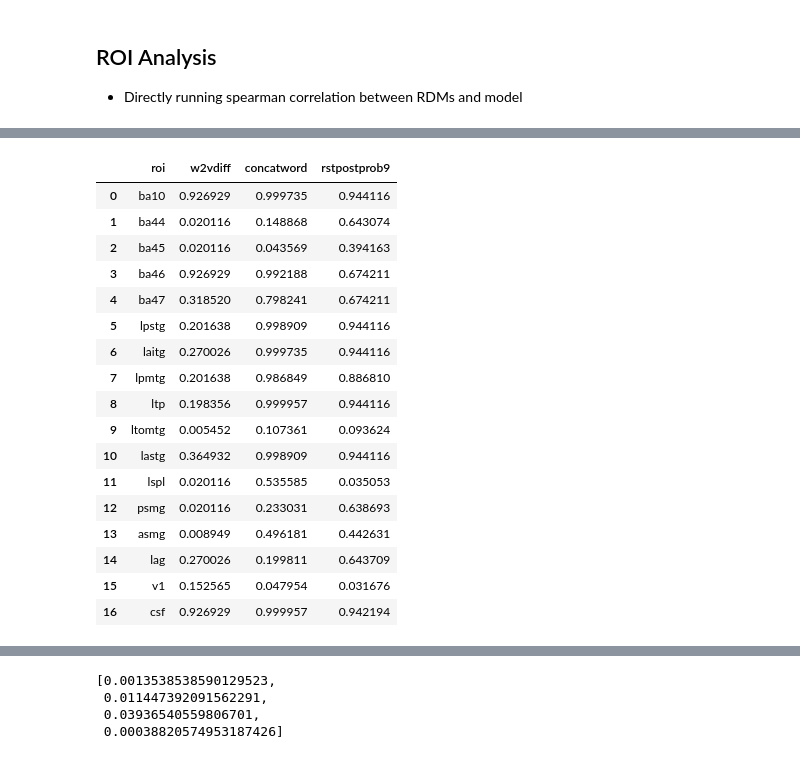
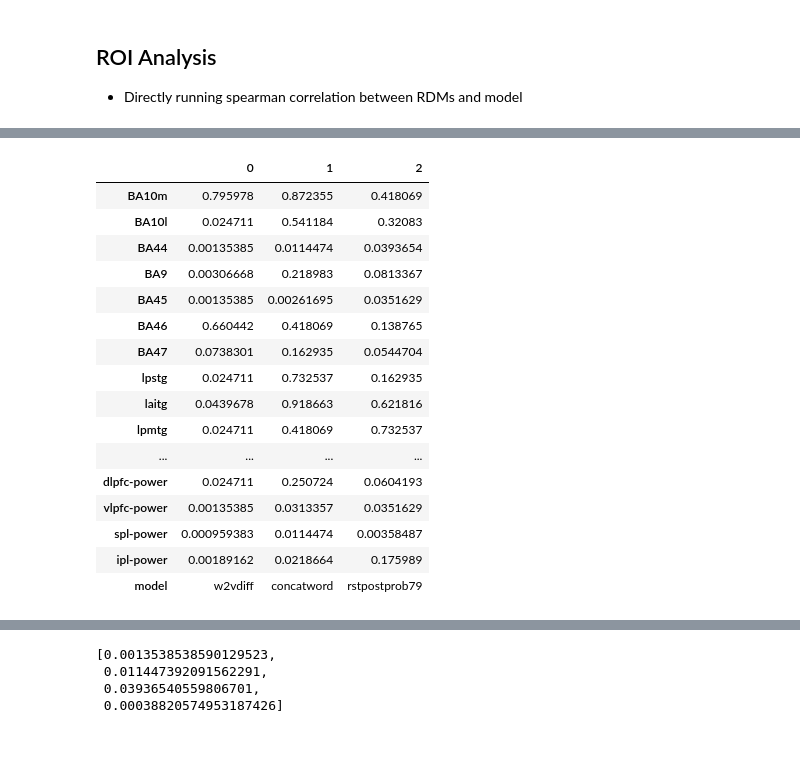
Before and after one commit to njchiang/analogy-fmri, a Jupyter notebook: analysis/notebooks/ROI_RSA_final.ipynb, the cells around one changed output, grey strips where cells are left out. Saved outputs shown, nothing was run; the diff lists cells and outputs as text; code cells hidden in the pictures.

```diff
--- a/analysis/notebooks/ROI_RSA_final.ipynb
+++ b/analysis/notebooks/ROI_RSA_final.ipynb
@@ -143,0 +122,10 @@ masks_dict
+# %%
+masks_dict = analysisSettings["roi"]["masks"]
+b = analysisSettings["roi"]["t"]
+masks_dict["rlpfc-hobeika"] = "anat-left-rlpfc-hobeika2016"
+masks_dict["rlpfc-power"] = "anat-left-rlpfc-power2011"
+masks_dict["dlpfc-power"] = "anat-left-dlpfc-power2011"
+masks_dict["vlpfc-power"] = "anat-left-vlpfc-power2011"
+masks_dict["spl-power"] = "anat-left-spl-power2011"
+masks_dict["ipl-power"] = "anat-left-ipl-power2011"
+masks_dict
@@ -475,42 +476,46 @@ multipletests(pvals, method="fdr_bh")
 # %%
+from statsmodels.stats.multitest import multipletests
 
-tvalues, pvalues, corr_p = {"roi":[]}, {"roi":[]}, {"roi":[]}
-for model in ["w2vdiff", "concatword", "rstpostprob9"]:
+tvalues, pvalues, corr_p = {}, {}, {}
+
+
+for roi in corr_df.roi.unique():
 #     tvalues[model] = []
-    pvalues[model] = []
-    for roi in corr_df.roi.unique():
-
+    pvalues[roi] = []
+    for model in ["w2vdiff", "concatword", "rstpostprob79"]:
 #         t = rsa.wilcoxon(corr_df[model][corr_df.roi == roi])
 #         tvalues[model].append(t.statistic)
 #         pvalues[model].append(t.pvalue)
 
-        pvalues[model].append(
+        pvalues[roi].append(
             rsa.wilcoxon_onesided(
                 corr_df[model][corr_df.roi == roi]
             ))
-    corr_p[model] = multipletests(pvalues[model])[1]
+    corr_p[roi] = multipletests(pvalues[roi])[1]
 
-tvalues["roi"] = [roi for roi in corr_df.roi.unique()]
-pvalues["roi"] = [roi for roi in corr_df.roi.unique()]
-corr_p["roi"] = [roi for roi in corr_df.roi.unique()]
+tvalues["model"] = ["w2vdiff", "concatword", "rstpostprob79"]
+pvalues["model"] = ["w2vdiff", "concatword", "rstpostprob79"]
+corr_p["model"] = ["w2vdiff", "concatword", "rstpostprob79"]
+# tvalues["roi"] = [roi for roi in corr_df.roi.unique()]
+# pvalues["roi"] = [roi for roi in corr_df.roi.unique()]
+# corr_p["roi"] = [roi for roi in corr_df.roi.unique()]
 # %%
-pd.DataFrame(corr_p)
+pd.DataFrame(pvalues).T
 # %% [output]
-|  | roi | w2vdiff | concatword | rstpostprob9 |
-| 0 | ba10 | 0.926929 | 0.999735 | 0.944116 |
-| 1 | ba44 | 0.020116 | 0.148868 | 0.643074 |
-| 2 | ba45 | 0.020116 | 0.043569 | 0.394163 |
-| 3 | ba46 | 0.926929 | 0.992188 | 0.674211 |
-| 4 | ba47 | 0.318520 | 0.798241 | 0.674211 |
-| 5 | lpstg | 0.201638 | 0.998909 | 0.944116 |
-| 6 | laitg | 0.270026 | 0.999735 | 0.944116 |
-| 7 | lpmtg | 0.201638 | 0.986849 | 0.886810 |
-| 8 | ltp | 0.198356 | 0.999957 | 0.944116 |
-| 9 | ltomtg | 0.005452 | 0.107361 | 0.093624 |
-| 10 | lastg | 0.364932 | 0.998909 | 0.944116 |
-| 11 | lspl | 0.020116 | 0.535585 | 0.035053 |
-| 12 | psmg | 0.020116 | 0.233031 | 0.638693 |
-| 13 | asmg | 0.008949 | 0.496181 | 0.442631 |
-| 14 | lag | 0.270026 | 0.199811 | 0.643709 |
-| 15 | v1 | 0.152565 | 0.047954 | 0.031676 |
-| 16 | csf | 0.926929 | 0.999957 | 0.942194 |
+|  | 0 | 1 | 2 |
+| BA10m | 0.795978 | 0.872355 | 0.418069 |
+| BA10l | 0.024711 | 0.541184 | 0.32083 |
+| BA44 | 0.00135385 | 0.0114474 | 0.0393654 |
+| BA9 | 0.00306668 | 0.218983 | 0.0813367 |
+| BA45 | 0.00135385 | 0.00261695 | 0.0351629 |
+| BA46 | 0.660442 | 0.418069 | 0.138765 |
+| BA47 | 0.0738301 | 0.162935 | 0.0544704 |
+| lpstg | 0.024711 | 0.732537 | 0.162935 |
+| laitg | 0.0439678 | 0.918663 | 0.621816 |
+| lpmtg | 0.024711 | 0.418069 | 0.732537 |
+| ... | ... | ... | ... |
+| dlpfc-power | 0.024711 | 0.250724 | 0.0604193 |
+| vlpfc-power | 0.00135385 | 0.0313357 | 0.0351629 |
+| spl-power | 0.000959383 | 0.0114474 | 0.00358487 |
+| ipl-power | 0.00189162 | 0.0218664 | 0.175989 |
+| model | w2vdiff | concatword | rstpostprob79 |
```
Also changed, not shown: parts of 19 cells of this notebook, 4 other files.
